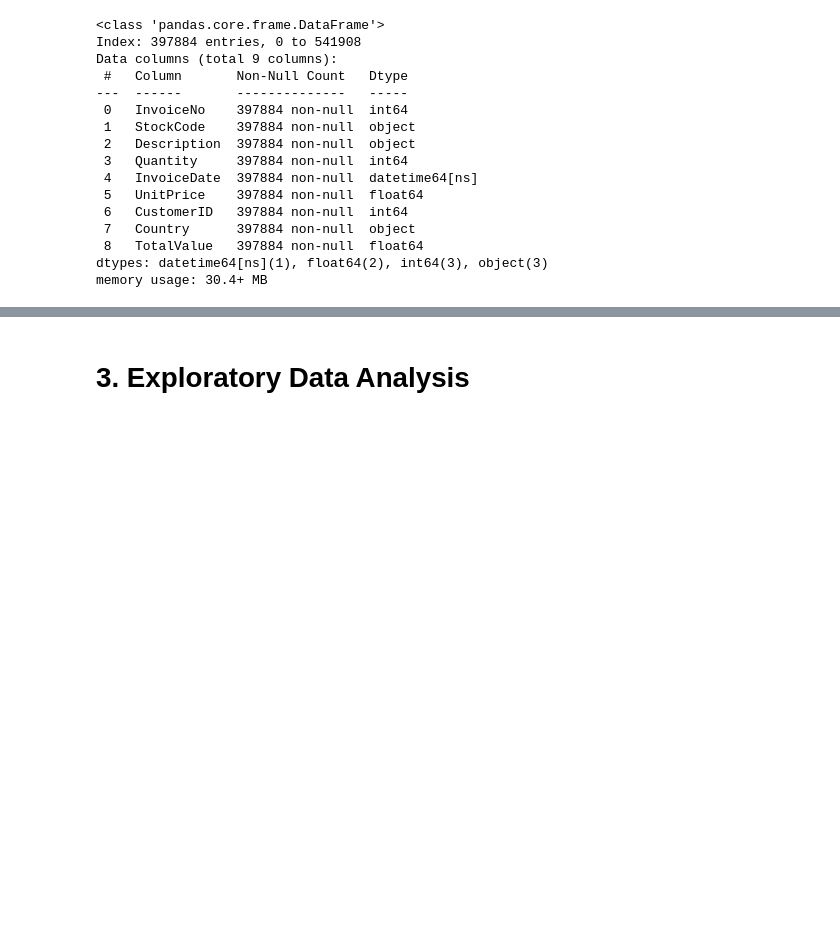
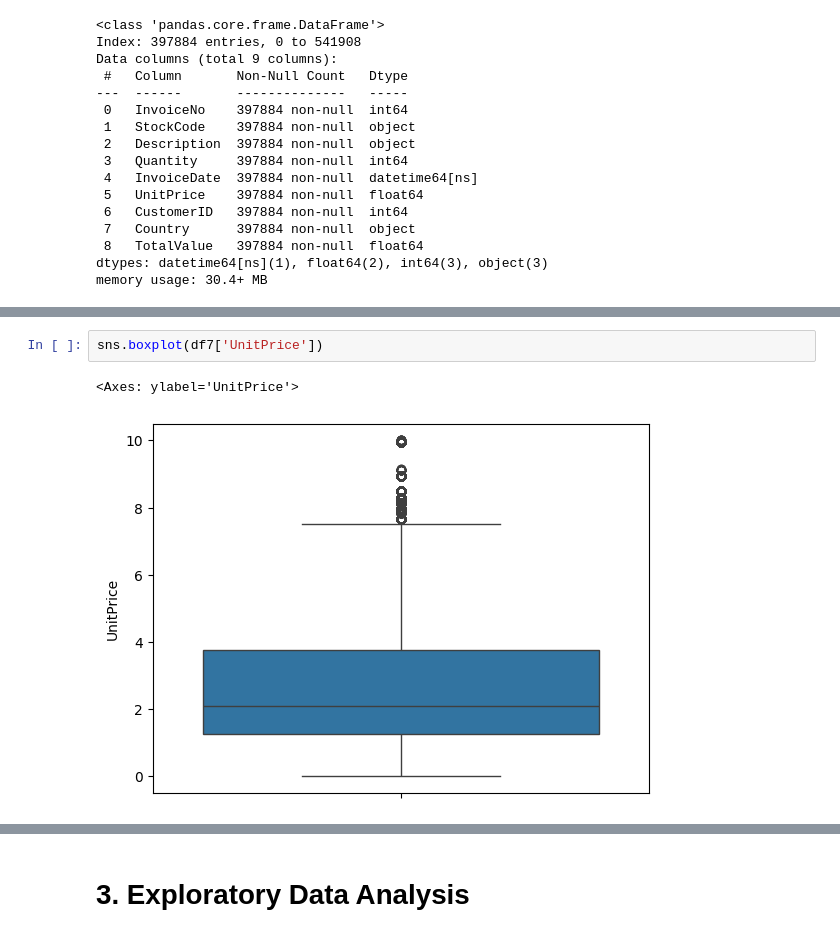
Before and after one commit to Jashan-jj/RFM-model-based-customer-segmentation, a Jupyter notebook: notebook/Customer_segmentation.ipynb, the cells around one changed output, grey strips where cells are left out. Drawn from its saved outputs; the diff is of its cells as text; blank space fills up the shorter version.

```diff
--- a/notebook/Customer_segmentation.ipynb
+++ b/notebook/Customer_segmentation.ipynb
@@ -317,0 +377,5 @@ memory usage: 30.4+ MB
+# %%
+sns.boxplot(df7['UnitPrice'])
+# %% [output]
+<Axes: ylabel='UnitPrice'>
+[figure, added]
```
Also changed, not shown: parts of 11 cells of this notebook.
